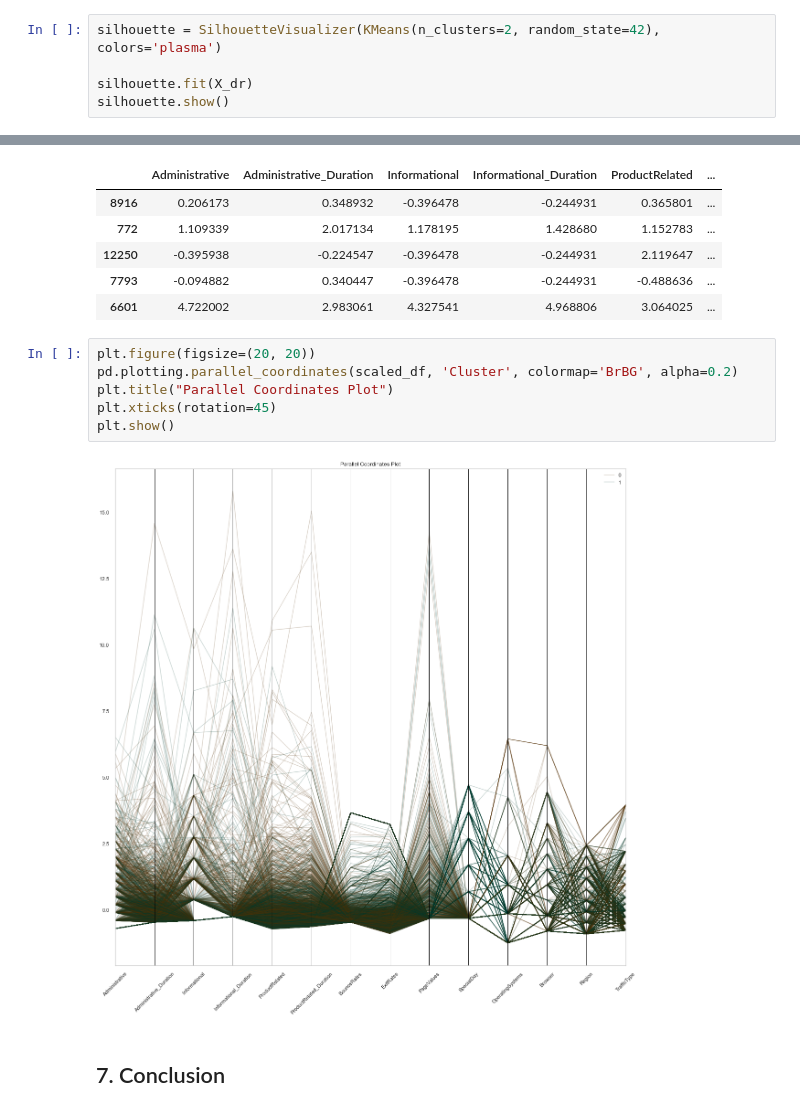
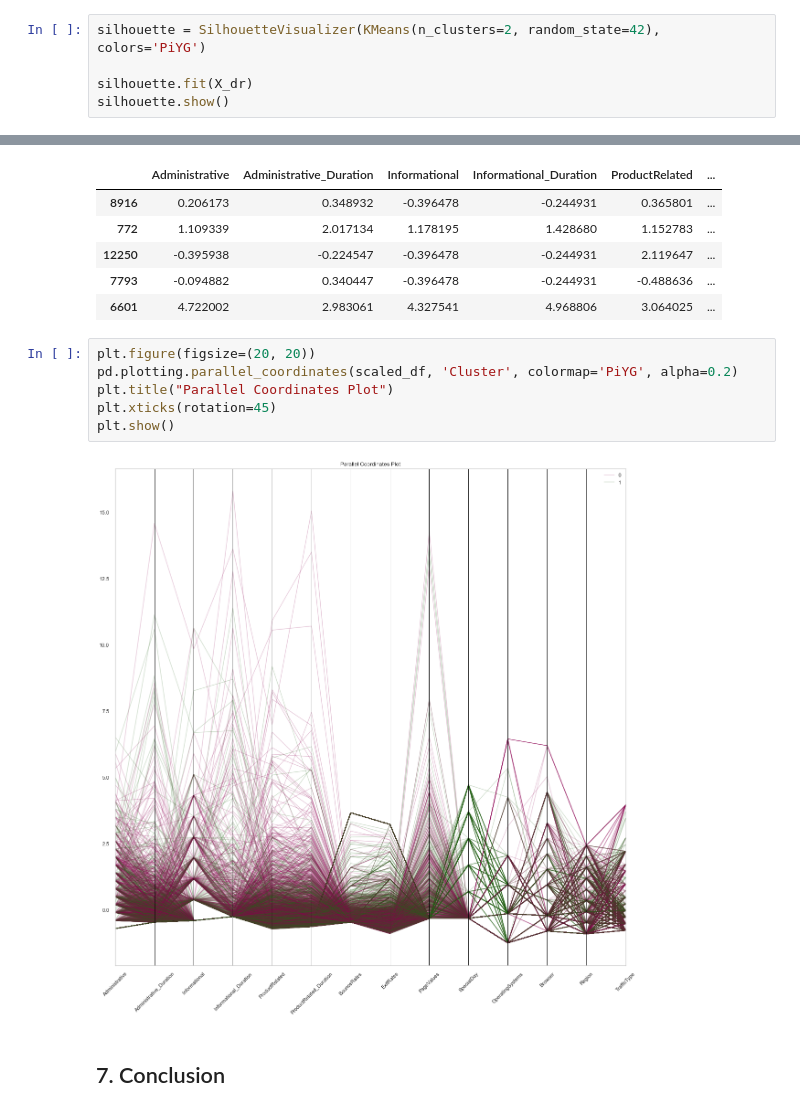
Before and after one commit to terence-yeung/online_shoppers_clustering, a Jupyter notebook: online_shoppers_clustering.ipynb, the cells around one changed output, grey strips where cells are left out. Saved outputs shown, nothing was run; the diff lists cells and outputs as text.

```diff
--- a/online_shoppers_clustering.ipynb
+++ b/online_shoppers_clustering.ipynb
@@ -359,7 +359,7 @@ The highest silhouette score is 0.391445836942294 for k = 2 clusters.
 # %% [markdown]
 The highest silhouette score achieved was also with 2 clusters. The score for each sample per cluster can be visualized below. The graph shows that none of the samples have a negative value for silhouette coefficient, therefore none of the data points have been placed in an incorrect cluster.
 # %%
-silhouette = SilhouetteVisualizer(KMeans(n_clusters=2, random_state=42), colors='plasma')
+silhouette = SilhouetteVisualizer(KMeans(n_clusters=2, random_state=42), colors='PiYG')
 
 silhouette.fit(X_dr)
 silhouette.show()
@@ -408,12 +408,12 @@ scaled_df.head()
 | 6601 | 4.722002 | 2.983061 | 4.327541 | 4.968806 | 3.064025 | ... |
 # %%
 plt.figure(figsize=(20, 20))
-pd.plotting.parallel_coordinates(scaled_df, 'Cluster', colormap='BrBG', alpha=0.2)
+pd.plotting.parallel_coordinates(scaled_df, 'Cluster', colormap='PiYG', alpha=0.2)
 plt.title("Parallel Coordinates Plot")
 plt.xticks(rotation=45)
 plt.show()
 # %% [output]
-[figure, old version]
+[figure, new version]
 # %% [markdown]
 ## 7. Conclusion
 # %% [markdown]
```
Also changed, not shown: parts of 3 cells of this notebook.
